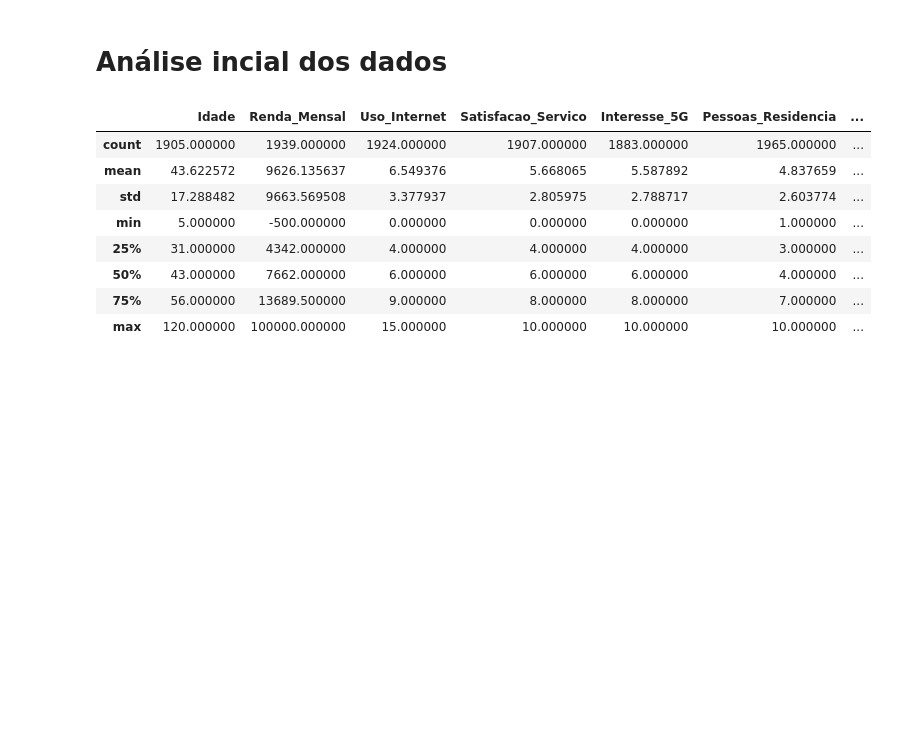
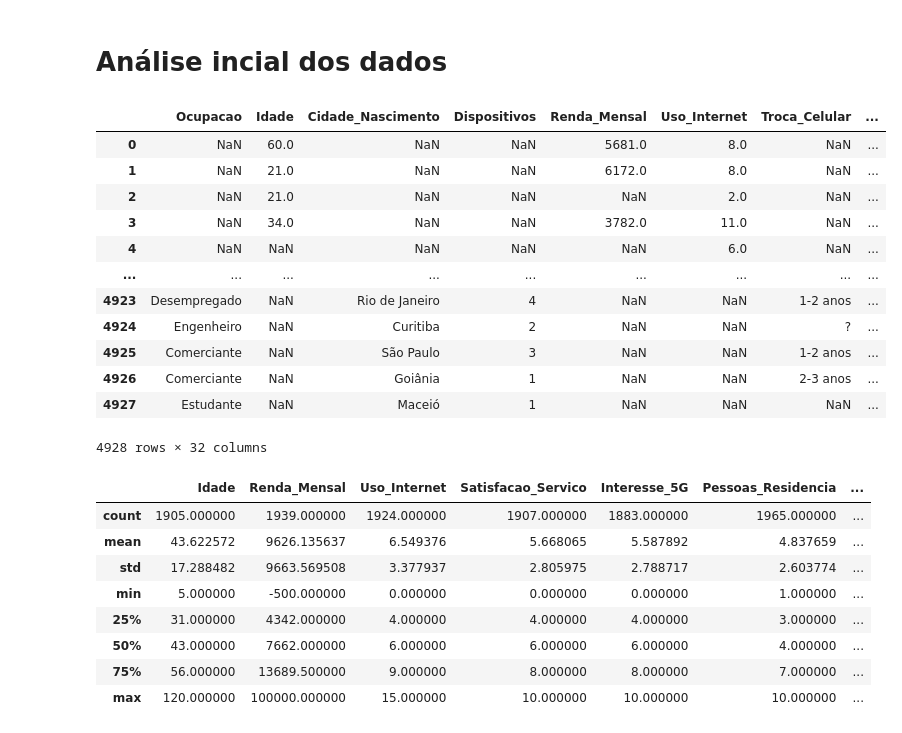
Before and after one commit to Joao-Gabriel05/Telecconect_analysis, a Jupyter notebook: limpeza_de_dados.ipynb, the cells around one changed output. Saved outputs shown, nothing was run; the diff lists cells and outputs as text; code cells hidden in the pictures; blank space fills up the shorter version.

```diff
--- a/limpeza_de_dados.ipynb
+++ b/limpeza_de_dados.ipynb
@@ -6,6 +6,21 @@ import matplotlib.pyplot as plt
 #   Análise incial dos dados
 # %%
 df = pd.read_excel('base_telecomunicacao.xlsx',sheet_name='Sheet1')
+df
+# %% [output]
+|  | Ocupacao | Idade | Cidade_Nascimento | Dispositivos | Renda_Mensal | Uso_Internet | Troca_Celular | ... |
+| 0 | NaN | 60.0 | NaN | NaN | 5681.0 | 8.0 | NaN | ... |
+| 1 | NaN | 21.0 | NaN | NaN | 6172.0 | 8.0 | NaN | ... |
+| 2 | NaN | 21.0 | NaN | NaN | NaN | 2.0 | NaN | ... |
+| 3 | NaN | 34.0 | NaN | NaN | 3782.0 | 11.0 | NaN | ... |
+| 4 | NaN | NaN | NaN | NaN | NaN | 6.0 | NaN | ... |
+| ... | ... | ... | ... | ... | ... | ... | ... | ... |
+| 4923 | Desempregado | NaN | Rio de Janeiro | 4 | NaN | NaN | 1-2 anos | ... |
+| 4924 | Engenheiro | NaN | Curitiba | 2 | NaN | NaN | ? | ... |
+| 4925 | Comerciante | NaN | São Paulo | 3 | NaN | NaN | 1-2 anos | ... |
+| 4926 | Comerciante | NaN | Goiânia | 1 | NaN | NaN | 2-3 anos | ... |
+| 4927 | Estudante | NaN | Maceió | 1 | NaN | NaN | NaN | ... |
+4928 rows × 32 columns
 # %%
 df.describe()
 # %% [output]
```
Also changed, not shown: parts of 4 cells of this notebook.
